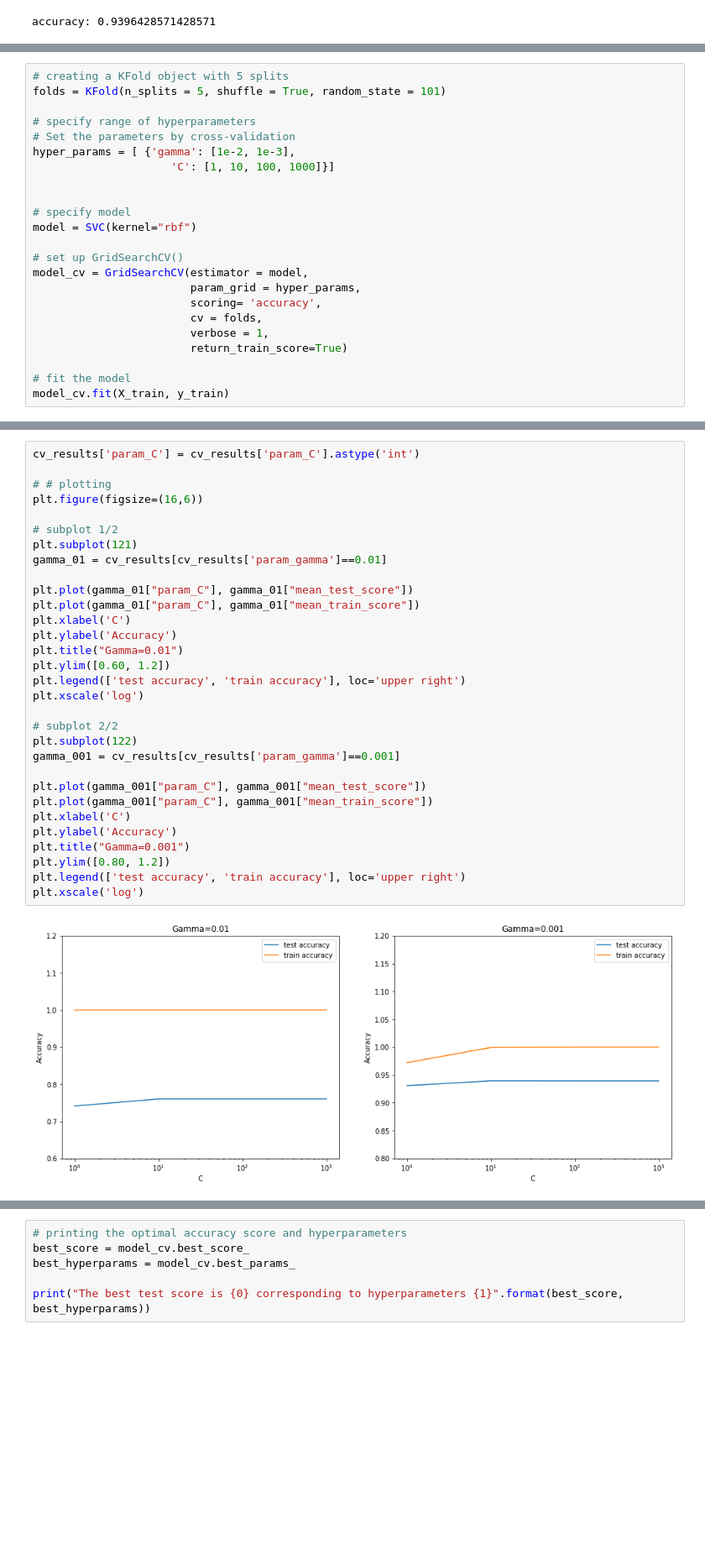
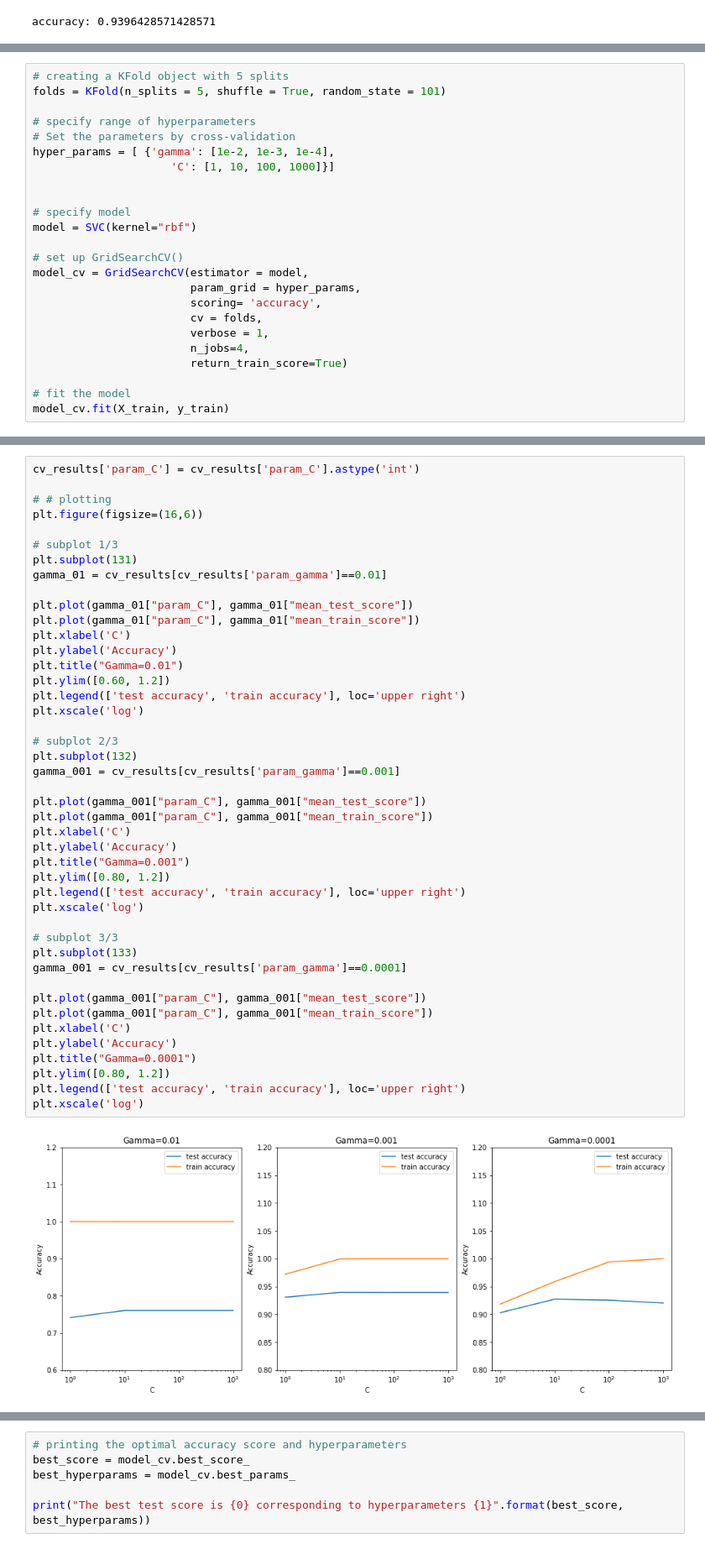
Before and after one commit to vikulaggarwal/data-sciences, a Jupyter notebook: PA-2/SVM/Assignment/SVM Assignment_Vikul.ipynb, the cells around one changed output, grey strips where cells are left out. Shown: that part at 84% size. Cells and saved outputs as stored; diff of their text form; blank space fills up the shorter version.

```diff
--- a/PA-2/SVM/Assignment/SVM Assignment_Vikul.ipynb
+++ b/PA-2/SVM/Assignment/SVM Assignment_Vikul.ipynb
@@ -162,7 +179,7 @@ folds = KFold(n_splits = 5, shuffle = True, random_state = 101)
 
 # specify range of hyperparameters
 # Set the parameters by cross-validation
-hyper_params = [ {'gamma': [1e-2, 1e-3],
+hyper_params = [ {'gamma': [1e-2, 1e-3, 1e-4],
                      'C': [1, 10, 100, 1000]}]
 
 
@@ -175,6 +192,7 @@ model_cv = GridSearchCV(estimator = model,
                         scoring= 'accuracy',
                         cv = folds,
                         verbose = 1,
+                        n_jobs=4,
                         return_train_score=True)
 
 # fit the model
@@ -211,33 +234,46 @@ cv_results
 # %%
 cv_results['param_C'] = cv_results['param_C'].astype('int')
 
 # # plotting
 plt.figure(figsize=(16,6))
 
-# subplot 1/2
-plt.subplot(121)
+# subplot 1/3
+plt.subplot(131)
 gamma_01 = cv_results[cv_results['param_gamma']==0.01]
 
 plt.plot(gamma_01["param_C"], gamma_01["mean_test_score"])
 plt.plot(gamma_01["param_C"], gamma_01["mean_train_score"])
 plt.xlabel('C')
 plt.ylabel('Accuracy')
 plt.title("Gamma=0.01")
 plt.ylim([0.60, 1.2])
 plt.legend(['test accuracy', 'train accuracy'], loc='upper right')
 plt.xscale('log')
 
-# subplot 2/2
-plt.subplot(122)
+# subplot 2/3
+plt.subplot(132)
 gamma_001 = cv_results[cv_results['param_gamma']==0.001]
 
 plt.plot(gamma_001["param_C"], gamma_001["mean_test_score"])
 plt.plot(gamma_001["param_C"], gamma_001["mean_train_score"])
 plt.xlabel('C')
 plt.ylabel('Accuracy')
 plt.title("Gamma=0.001")
 plt.ylim([0.80, 1.2])
 plt.legend(['test accuracy', 'train accuracy'], loc='upper right')
 plt.xscale('log')
+
+# subplot 3/3
+plt.subplot(133)
+gamma_001 = cv_results[cv_results['param_gamma']==0.0001]
+
+plt.plot(gamma_001["param_C"], gamma_001["mean_test_score"])
+plt.plot(gamma_001["param_C"], gamma_001["mean_train_score"])
+plt.xlabel('C')
+plt.ylabel('Accuracy')
+plt.title("Gamma=0.0001")
+plt.ylim([0.80, 1.2])
+plt.legend(['test accuracy', 'train accuracy'], loc='upper right')
+plt.xscale('log')
 # %% [output]
-[figure, old version]
+[figure, new version]
```
Also changed, not shown: parts of 17 cells of this notebook.
